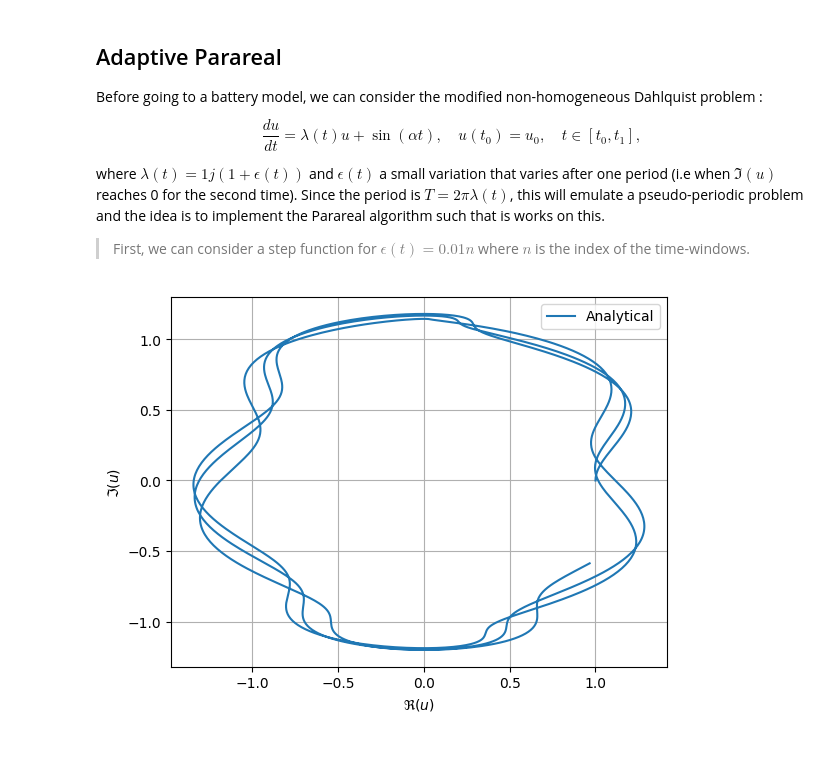
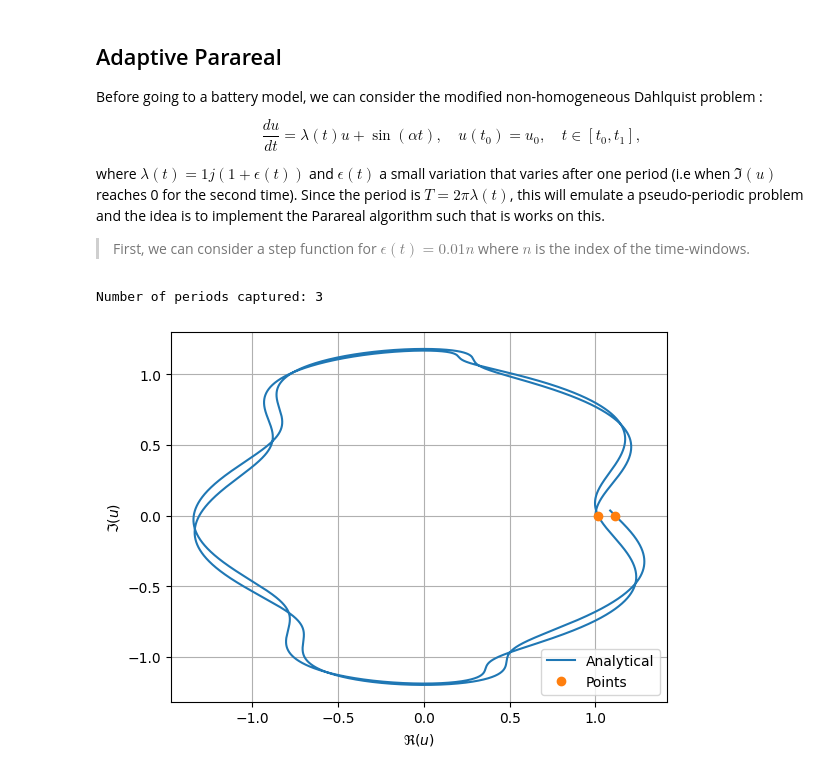
Before and after one commit to github-mathe/PinT-LIB, a Jupyter notebook: scripts/notebooks/dahlquist.ipynb, the cells around one changed output. Drawn from its saved outputs; the diff is of its cells as text; code cells hidden in the pictures.

```diff
--- a/scripts/notebooks/dahlquist.ipynb
+++ b/scripts/notebooks/dahlquist.ipynb
@@ -345,23 +322,8 @@ Since the period is $T=2\pi\lambda(t)$, this will emulate a pseudo-periodic prob
 # %%
-# follow the same procedure from before...
-def linInterp(x1,x2,y1,y2,x):
-    m = (y2-y1)/(x2-x1)
-    y=y1+m*(x-x1)
-    return y
-
-eps = lambda n: 0.01*n
-lam = lambda n: 1j*(1 + eps(n))
-Period =lambda n: 2*np.pi/abs((lam(n)))# falsch 2pi/lambda
-tEnd = 18
-alpha = 6.001   # to avoid resonance regime
-u0 = 1+0j
-
 # Analytical solution on every time window nW
-def analytical_n(nW, u0, t0, t1):
-    assert nW % 1 == 0, "nW should be an integer"
-    assert lam(nW)**2 + alpha**2 != 0, "resonance regime, different analytical solution"
-    C = np.exp(-lam(nW)*t0)*(u0 + (alpha*np.cos(alpha*t0) + lam(nW)*np.sin(alpha*t0))/(alpha**2 + lam(nW)**2))
-    u = C*np.exp(lam(nW)*t1) - (alpha*np.cos(alpha*t1) + lam(nW)*np.sin(alpha*t1))/(alpha**2 + lam(nW)**2)
+def analytical_n(lam, u0, t0, t1):
+    C = np.exp(-lam*t0)*(u0 + (alpha*np.cos(alpha*t0) + lam*np.sin(alpha*t0))/(alpha**2 + lam**2))
+    u = C*np.exp(lam*t1) - (alpha*np.cos(alpha*t1) + lam*np.sin(alpha*t1))/(alpha**2 + lam**2)
     return u
 
 # Analytical solution on the whole time interval
@@ -370,36 +332,39 @@ def analytical_n_vec(u0, t0, t1, dt):
     nP = 1
     occ = 0
     t = [t0]
-    step = 1
+    TP  =   []
+    UP  =   []
     while True: # we want to capture at least two periods to be sure about the period points
-        assert lam(nP)**2 + alpha**2 != 0, "resonance regime, different analytical solution"
-        t.append(t[-1] + dt)
-        u_next = analytical_n(nP, u[-1], t[-2], t[-1])
+        lam_nP = lam(nP)
+        assert lam_nP**2 + alpha**2 != 0, "resonance regime, different analytical solution"
+        t_next = t[-1] + dt
+        if t_next > t1:
+            break
+        t.append(t_next)
+        u_next = analytical_n(lam_nP, u[-1], t[-2], t[-1])
         u.append(u_next)
         occ += u[-1].imag*u[-2].imag < 0 # check for sign change in the imaginary part
         if occ == 2: # we completed a full period
             nP += 1
+            lam_nP = lam(nP)
             tP = linInterp(u[-2].imag, u[-1].imag,t[-2], t[-1], 0)
             uP_real = linInterp(t[-2], t[-1], u[-2].real, u[-1].real, tP)
-            u[-1] = uP_real + 0j
-            t[-1] = tP
+            bisect.insort(TP, tP)  # insert tP in the correct position to maintain sorted order
+            UP.append(uP_real + 0j)
+            u.insert(-1, uP_real + 0j)
+            bisect.insort(t, tP)  # insert tP in the correct position to maintain sorted order
             occ = 0
-        if t[-1] >= t1:
-            t.remove(t[-1])
-            u.remove(u[-1])
-            break
-        step +=1
-    u = np.squeeze(u)
-    t = np.squeeze(t)
-    nSteps = step
-    return t, u,nSteps
-
-nSteps = 10
-t, uTh, nSteps = analytical_n_vec(u0, 0, tEnd, 0.01)
-plt.plot(uTh.real, uTh.imag, label="Analytical")
-plt.legend(), plt.xlabel(r"$\Re(u)$"), plt.ylabel(r"$\Im(u)$"), plt.grid();
+    return np.squeeze(t),np.squeeze(u), np.squeeze(TP), np.squeeze(UP),nP
-# %% [output]
-[figure, removed]
+# %%
+dt = 0.0001
+t, uTh, tP, uP, nP = analytical_n_vec(u0, 0, tEnd, dt)
+print(f"Number of periods captured: {nP}")
+plt.plot(uTh.real, uTh.imag, label="Analytical")
+plt.plot(uP.real, uP.imag, 'o', label="Points")
+plt.legend(), plt.xlabel(r"$\Re(u)$"), plt.ylabel(r"$\Im(u)$"), plt.grid();
+# %% [output]
+Number of periods captured: 3
+[figure, added]
 # %%
 plt.plot(t, uTh.real, label=r"$\Re(u)$")
 plt.plot(t, uTh.imag, label=r"$\Im(u)$")
```
Also changed, not shown: parts of 24 cells of this notebook.
